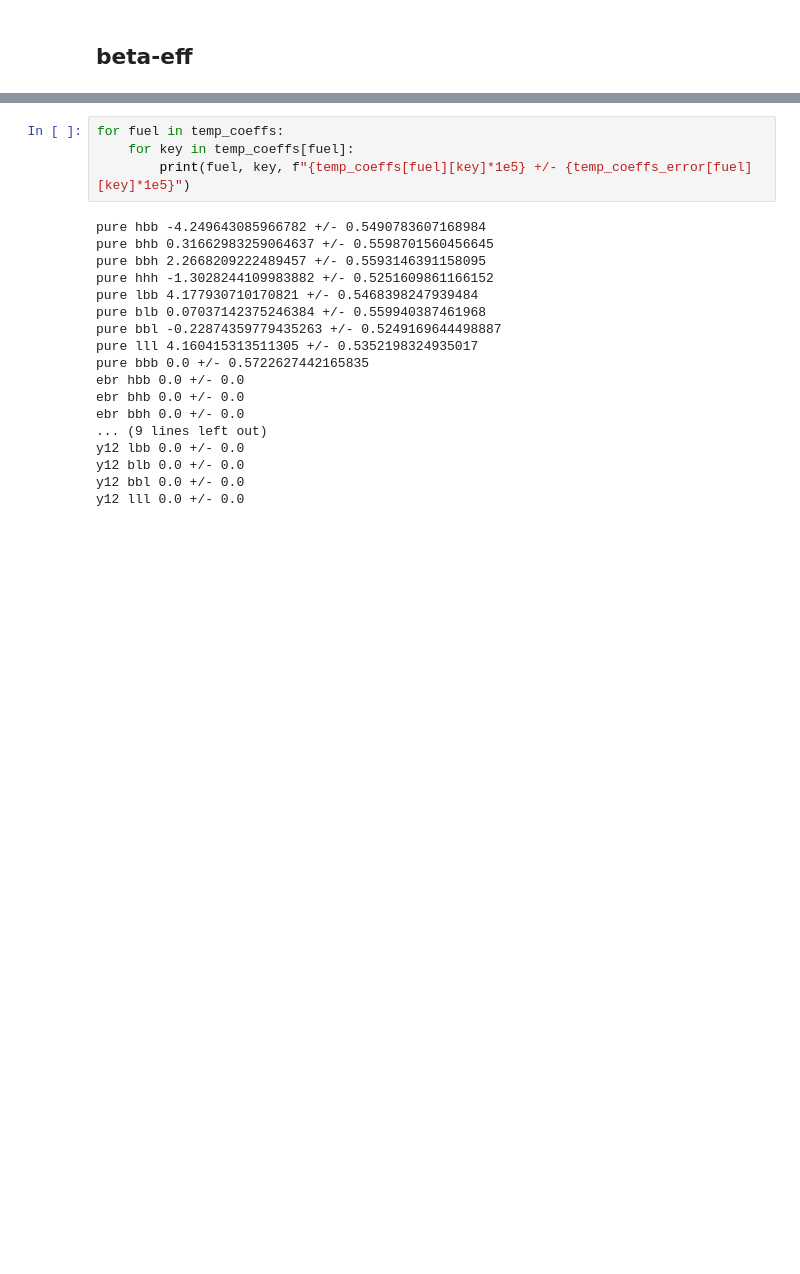
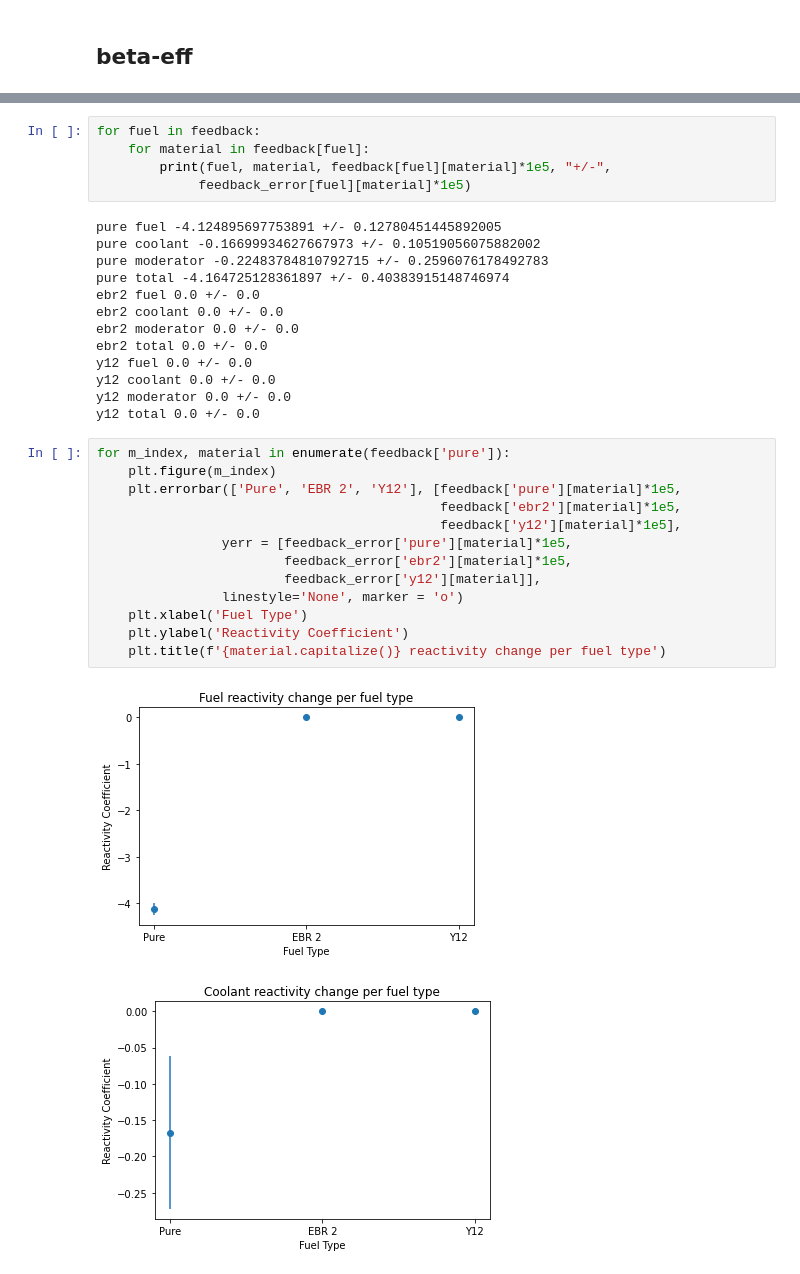
Before and after one commit to abachma2/phlox, a Jupyter notebook: reactors/full-core/htgr-200/Impurities_analysis.ipynb, the cells around one changed output, grey strips where cells are left out. Saved outputs shown, nothing was run; the diff lists cells and outputs as text; blank space fills up the shorter version.

```diff
--- a/reactors/full-core/htgr-200/Impurities_analysis.ipynb
+++ b/reactors/full-core/htgr-200/Impurities_analysis.ipynb
@@ -181,22 +314,34 @@ Text(0, 0.5, 'k-eff')
 # %%
-for fuel in temp_coeffs:
-    for key in temp_coeffs[fuel]:
-        print(fuel, key, f"{temp_coeffs[fuel][key]*1e5} +/- {temp_coeffs_error[fuel][key]*1e5}")
+for fuel in feedback:
+    for material in feedback[fuel]:
+        print(fuel, material, feedback[fuel][material]*1e5, "+/-",
+             feedback_error[fuel][material]*1e5)
 # %% [output]
-pure hbb -4.249643085966782 +/- 0.5490783607168984
-pure bhb 0.31662983259064637 +/- 0.5598701560456645
-pure bbh 2.2668209222489457 +/- 0.5593146391158095
-pure hhh -1.3028244109983882 +/- 0.5251609861166152
-pure lbb 4.177930710170821 +/- 0.5468398247939484
-pure blb 0.07037142375246384 +/- 0.559940387461968
-pure bbl -0.22874359779435263 +/- 0.5249169644498887
-pure lll 4.160415313511305 +/- 0.5352198324935017
-pure bbb 0.0 +/- 0.5722627442165835
-ebr hbb 0.0 +/- 0.0
-ebr bhb 0.0 +/- 0.0
-ebr bbh 0.0 +/- 0.0
-... (9 lines left out)
-y12 lbb 0.0 +/- 0.0
-y12 blb 0.0 +/- 0.0
-y12 bbl 0.0 +/- 0.0
-y12 lll 0.0 +/- 0.0
+pure fuel -4.124895697753891 +/- 0.12780451445892005
+pure coolant -0.16699934627667973 +/- 0.10519056075882002
+pure moderator -0.22483784810792715 +/- 0.2596076178492783
+pure total -4.164725128361897 +/- 0.40383915148746974
+ebr2 fuel 0.0 +/- 0.0
+ebr2 coolant 0.0 +/- 0.0
+ebr2 moderator 0.0 +/- 0.0
+ebr2 total 0.0 +/- 0.0
+y12 fuel 0.0 +/- 0.0
+y12 coolant 0.0 +/- 0.0
+y12 moderator 0.0 +/- 0.0
+y12 total 0.0 +/- 0.0
+# %%
+for m_index, material in enumerate(feedback['pure']):
+    plt.figure(m_index)
+    plt.errorbar(['Pure', 'EBR 2', 'Y12'], [feedback['pure'][material]*1e5,
+                                            feedback['ebr2'][material]*1e5,
+                                            feedback['y12'][material]*1e5],
+                yerr = [feedback_error['pure'][material]*1e5,
+                        feedback_error['ebr2'][material]*1e5,
+                        feedback_error['y12'][material]],
+                linestyle='None', marker = 'o')
+    plt.xlabel('Fuel Type')
+    plt.ylabel('Reactivity Coefficient')
+    plt.title(f'{material.capitalize()} reactivity change per fuel type')
+# %% [output]
+[figure, added]
+[figure, added]
```
Also changed, not shown: parts of 22 cells of this notebook.
